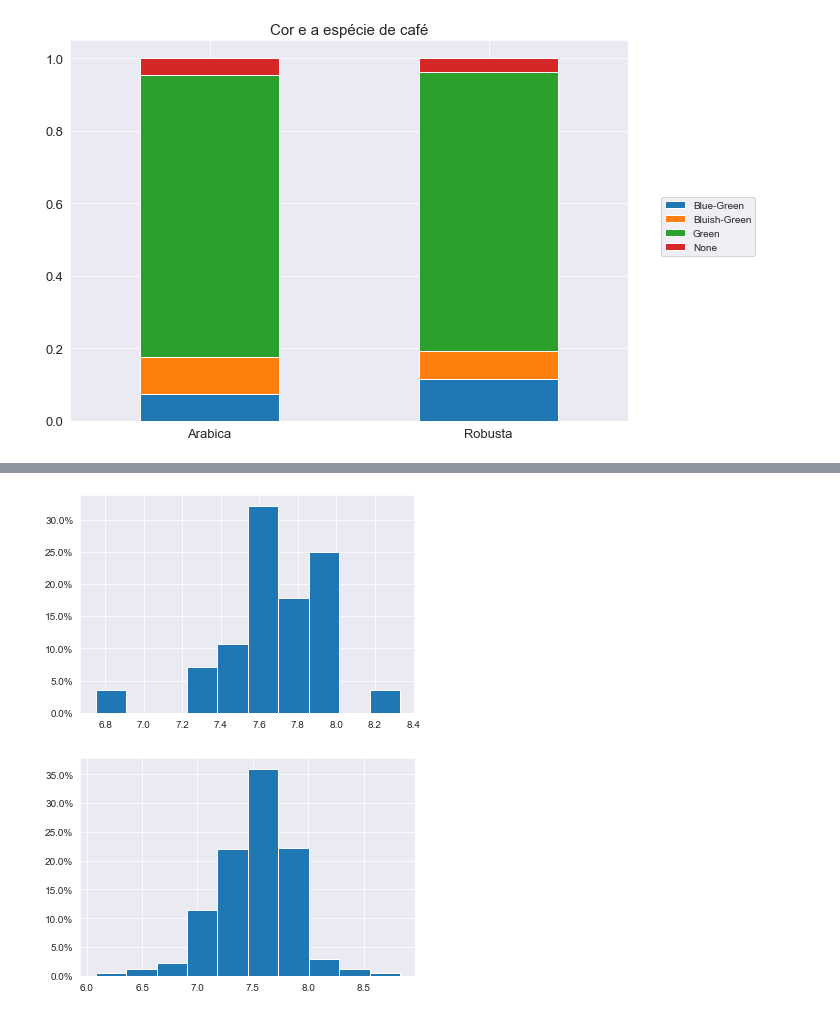
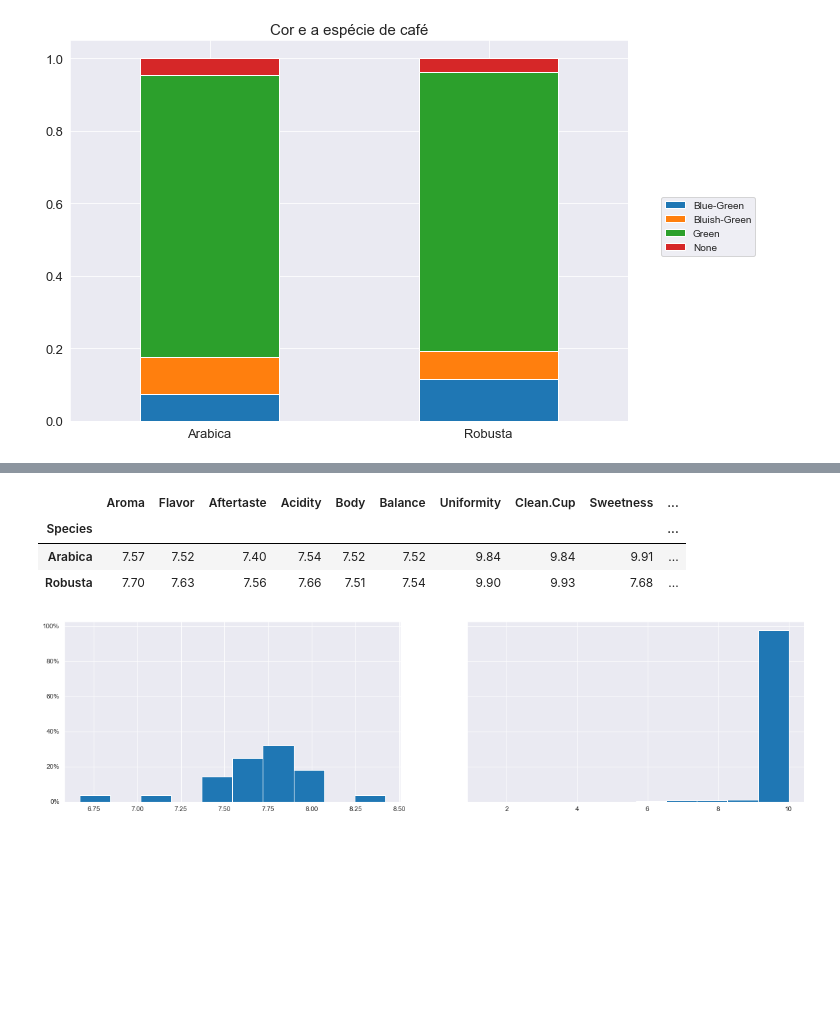
Before and after one commit to fernandadefalco/projeto-moduloIV, a Jupyter notebook: projeto_4.ipynb, the cells around one changed output, grey strips where cells are left out. Cells and saved outputs as stored; diff of their text form; code cells hidden in the pictures; blank space fills up the shorter version.

```diff
--- a/projeto_4.ipynb
+++ b/projeto_4.ipynb
@@ -444,27 +439,22 @@ df_robusta = df_coffee.loc[df_coffee['Species'] == 'Robusta']
-# %%
-# plt.hist(df_robusta['Total.Cup.Points'], alpha=0.5, color='green', edgecolor='black')
-data = df_robusta['Aroma']
-plt.hist(data, weights=np.ones(len(data)) / len(data))
-plt.gca().yaxis.set_major_formatter(PercentFormatter(1))
-plt.show()
-# %% [output]
-[figure, removed]
-# %%
-data = df_arabica['Aroma']
-plt.hist(data, weights=np.ones(len(data)) / len(data))
-
-plt.gca().yaxis.set_major_formatter(PercentFormatter(1))
-plt.show()
-# %% [output]
-[figure, removed]
-# %%
-fig, ax = plt.subplots(2, 10, figsize=(15,15), sharey=True)
-sns.set_style("darkgrid")
-fig.tight_layout(pad=3)
-
-y  = 0
-for coluna in df_measures.columns:
-    i, j = divmod(y, 3)
-    sns.scatterplot(data = df_altitude, x = 'altitude_mean_meters', y = coluna, hue=df_altitude['Species'], ax=ax[i,j]);
-    ax[i,j].set(title=coluna, xlabel= 'Média de altitude (m)', ylabel=None)
-    y += 1
+# %%
+# Nota-se que o único parãmetro que mais diferencia as duas espécies é o Sweetness
+df_parametros_especies = df_coffee.groupby(['Species']).mean().round(2)
+df_parametros_especies.iloc[:,1:12]
+# %% [output]
+|  | Aroma | Flavor | Aftertaste | Acidity | Body | Balance | Uniformity | Clean.Cup | Sweetness | ... |
+| Species |  |  |  |  |  |  |  |  |  | ... |
+| Arabica | 7.57 | 7.52 | 7.40 | 7.54 | 7.52 | 7.52 | 9.84 | 9.84 | 9.91 | ... |
+| Robusta | 7.70 | 7.63 | 7.56 | 7.66 | 7.51 | 7.54 | 9.90 | 9.93 | 7.68 | ... |
+# %%
+
+df_arabica = df_coffee.loc[df_coffee['Species'] == 'Arabica']
+df_robusta = df_coffee.loc[df_coffee['Species'] == 'Robusta']
+
+fig, ax = plt.subplots(1, 2, figsize=(20,5), sharey=True)
+
+ax[0].hist(df_robusta['Sweetness'], weights=np.ones(len(df_robusta['Sweetness'])) / len(df_robusta['Sweetness']))
+ax[1].hist(df_arabica['Sweetness'], weights=np.ones(len(df_arabica['Sweetness'])) / len(df_arabica['Sweetness']))
+plt.gca().yaxis.set_major_formatter(PercentFormatter(1))
+plt.show()
+# %% [output]
+[figure, added]
```
Also changed, not shown: parts of 3 cells of this notebook.
